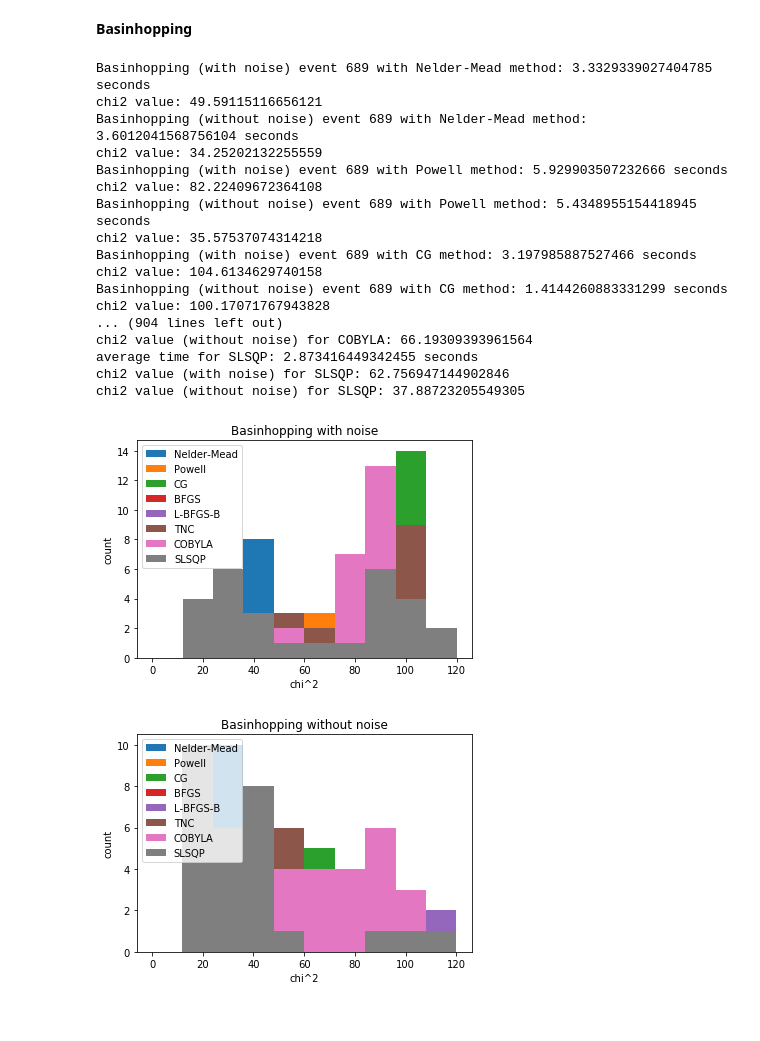
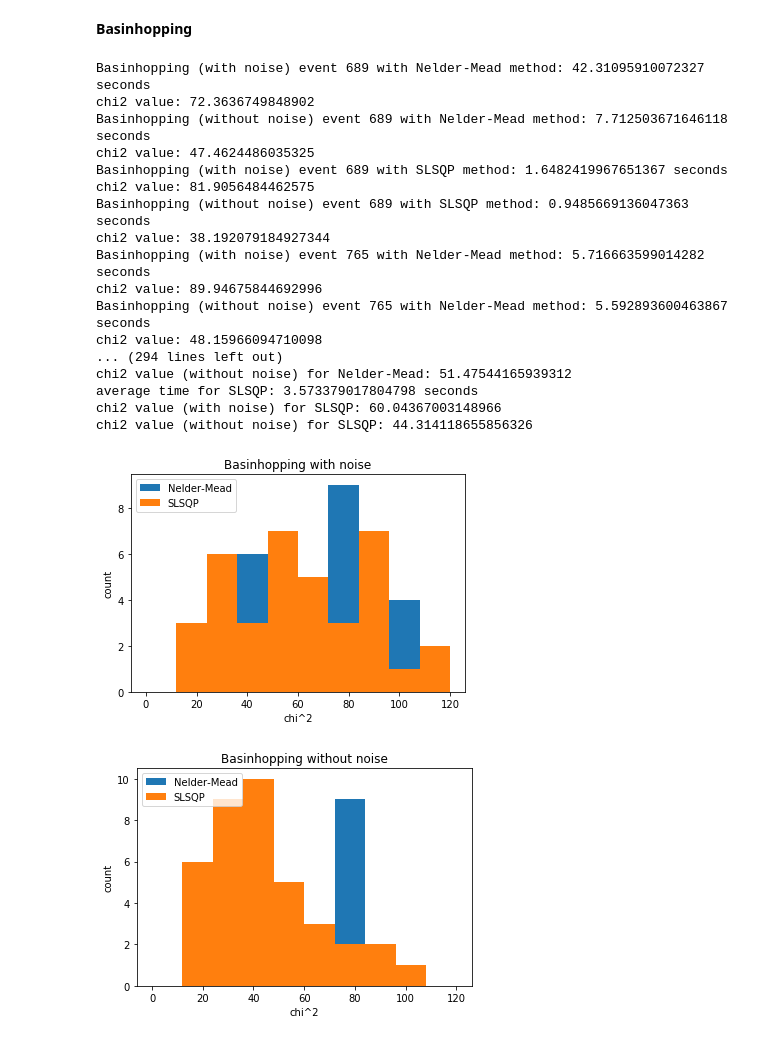
Before and after one commit to chchen123/Monte-Carlo, a Jupyter notebook: Global Methods.ipynb, the cells around one changed output. Saved outputs shown, nothing was run; the diff lists cells and outputs as text; code cells hidden in the pictures.

```diff
--- a/Global Methods.ipynb
+++ b/Global Methods.ipynb
@@ -36,6 +36,6 @@ num_pts = config['num_pts']
 red_factor = config['red_factor']
 
 full = h5py.File('/home/chen/Real Data/clean_run_0102.h5', 'r')
-good_event = [689, 765, 896, 305, 504, 575, 456, 299, 399, 156, 231, 7832, 1568, 1354, 789, 485, 2456, 357, 4568, 1448, 3578, 745, 430, 1676, 811, 641, 871, 785]
+good_event = [689, 765, 896, 305, 504, 575, 456, 299, 399, 156, 231, 7832, 1568, 1354, 789, 485, 2456, 357, 4568, 1448, 3578, 745, 430, 1676, 811, 641, 871, 785, 37, 24, 75, 72, 35, 16, 12, 1718, 1, 9]
 print(len(good_event))
 # %% [output]
@@ -294,10 +294,15 @@ average chi2 value (without noise): 42.00646858265847
 # %% [markdown]
 **Basinhopping**
 # %%
-chi2_with_noise = {'Nelder-Mead':[],'Powell':[],'CG':[],'BFGS':[],'L-BFGS-B':[],'TNC':[],'COBYLA':[],'SLSQP':[]}
-chi2_without_noise = {'Nelder-Mead':[],'Powell':[],'CG':[],'BFGS':[],'L-BFGS-B':[],'TNC':[],'COBYLA':[],'SLSQP':[]}
-time_list = {'Nelder-Mead':[],'Powell':[],'CG':[],'BFGS':[],'L-BFGS-B':[],'TNC':[],'COBYLA':[],'SLSQP':[]}
-methods = ['Nelder-Mead','Powell','CG','BFGS', 'L-BFGS-B','TNC','COBYLA','SLSQP']
+#chi2_with_noise = {'Nelder-Mead':[],'Powell':[],'CG':[],'BFGS':[],'L-BFGS-B':[],'TNC':[],'COBYLA':[],'SLSQP':[]}
+#chi2_without_noise = {'Nelder-Mead':[],'Powell':[],'CG':[],'BFGS':[],'L-BFGS-B':[],'TNC':[],'COBYLA':[],'SLSQP':[]}
+#time_list = {'Nelder-Mead':[],'Powell':[],'CG':[],'BFGS':[],'L-BFGS-B':[],'TNC':[],'COBYLA':[],'SLSQP':[]}
+#methods = ['Nelder-Mead','Powell','CG','BFGS', 'L-BFGS-B','TNC','COBYLA','SLSQP']
+
+chi2_with_noise = {'Nelder-Mead':[],'SLSQP':[]}
+chi2_without_noise = {'Nelder-Mead':[],'SLSQP':[]}
+time_list = {'Nelder-Mead':[],'SLSQP':[]}
+methods = ['Nelder-Mead','SLSQP']
 
 for i in range(len(good_event)):
     evt_ID = good_event[i]
@@ -380,7 +385,7 @@ for i in range(len(good_event)):
     for a in range(len(methods)):
         method = methods[a]
         t0 = time.time()
-        results = scipy.optimize.basinhopping(f,ctr0, niter=10, T=0.01, stepsize=0.05, minimizer_kwargs={"method": method})
+        results = scipy.optimize.basinhopping(f,ctr0, niter=25, T=0.01, stepsize=0.05, minimizer_kwargs={"method": method})
         t1 = time.time()
         time_list[method].append(t1-t0)
         if np.isnan(results.fun) != True:
@@ -388,56 +393,56 @@ for i in range(len(good_event)):
         print('Basinhopping (with noise) event '+str(evt_ID)+' with '+str(method)+' method: '+str(t1-t0)+' seconds')
         print('chi2 value: '+str(results.fun))
         t3 = time.time()
-        cut_results = scipy.optimize.basinhopping(cut_f,cut_ctr0, niter=10, T=0.01, stepsize=0.05, minimizer_kwargs={"method": method})
+        cut_results = scipy.optimize.basinhopping(cut_f,cut_ctr0, niter=25, T=0.01, stepsize=0.05, minimizer_kwargs={"method": method})
         t4 = time.time()
         time_list[method].append(t4-t3)
         if np.isnan(cut_results.fun) != True:
             chi2_without_noise[method].append(cut_results.fun)
         print('Basinhopping (without noise) event '+str(evt_ID)+' with '+str(method)+' method: '+str(t4-t3)+' seconds')
         print('chi2 value: '+str(cut_results.fun))
 
 for a in range(len(methods)):
     method = methods[a]
     print("average time for "+method+": "+str(sum(time_list[method]) / float(len(time_list[method])))+" seconds")
     print('chi2 value (with noise) for '+method+": "+str(sum(chi2_with_noise[method]) / float(len(chi2_with_noise[method]))))
     print('chi2 value (without noise) for '+method+": "+str(sum(chi2_without_noise[method]) / float(len(chi2_without_noise[method]))))
 
 for i in chi2_with_noise:
     plt.hist(chi2_with_noise[i], label=i, bins=10,range=(0,120))
     plt.title('Basinhopping with noise')
     plt.legend(loc=2)
     plt.xlabel('chi^2')
     plt.ylabel('count')
 plt.show()
 
 
 for i in chi2_without_noise:
     plt.hist(chi2_without_noise[i], label=i, bins=10,range=(0,120))
     plt.title('Basinhopping without noise')
     plt.legend(loc=2)
     plt.xlabel('chi^2')
     plt.ylabel('count')
 plt.show()
 # %% [output]
-Basinhopping (with noise) event 689 with Nelder-Mead method: 3.3329339027404785 seconds
-chi2 value: 49.59115116656121
-Basinhopping (without noise) event 689 with Nelder-Mead method: 3.6012041568756104 seconds
-chi2 value: 34.25202132255559
-Basinhopping (with noise) event 689 with Powell method: 5.929903507232666 seconds
-chi2 value: 82.22409672364108
-Basinhopping (without noise) event 689 with Powell method: 5.4348955154418945 seconds
-chi2 value: 35.57537074314218
-Basinhopping (with noise) event 689 with CG method: 3.197985887527466 seconds
-chi2 value: 104.6134629740158
-Basinhopping (without noise) event 689 with CG method: 1.4144260883331299 seconds
-chi2 value: 100.17071767943828
-... (904 lines left out)
-chi2 value (without noise) for COBYLA: 66.19309393961564
-average time for SLSQP: 2.873416449342455 seconds
-chi2 value (with noise) for SLSQP: 62.756947144902846
-chi2 value (without noise) for SLSQP: 37.88723205549305
+Basinhopping (with noise) event 689 with Nelder-Mead method: 42.31095910072327 seconds
+chi2 value: 72.3636749848902
+Basinhopping (without noise) event 689 with Nelder-Mead method: 7.712503671646118 seconds
+chi2 value: 47.4624486035325
+Basinhopping (with noise) event 689 with SLSQP method: 1.6482419967651367 seconds
+chi2 value: 81.9056484462575
+Basinhopping (without noise) event 689 with SLSQP method: 0.9485669136047363 seconds
+chi2 value: 38.192079184927344
+Basinhopping (with noise) event 765 with Nelder-Mead method: 5.716663599014282 seconds
+chi2 value: 89.94675844692996
+Basinhopping (without noise) event 765 with Nelder-Mead method: 5.592893600463867 seconds
+chi2 value: 48.15966094710098
+... (294 lines left out)
+chi2 value (without noise) for Nelder-Mead: 51.47544165939312
+average time for SLSQP: 3.573379017804798 seconds
+chi2 value (with noise) for SLSQP: 60.04367003148966
+chi2 value (without noise) for SLSQP: 44.314118655856326
-[figure, old version]
+[figure, new version]
-[figure, old version]
+[figure, new version]
 # %%
 for i in chi2_with_noise:
     plt.hist(chi2_with_noise[i], label=i, bins=10,range=(0,120))
```
Also changed, not shown: parts of 3 cells of this notebook.
